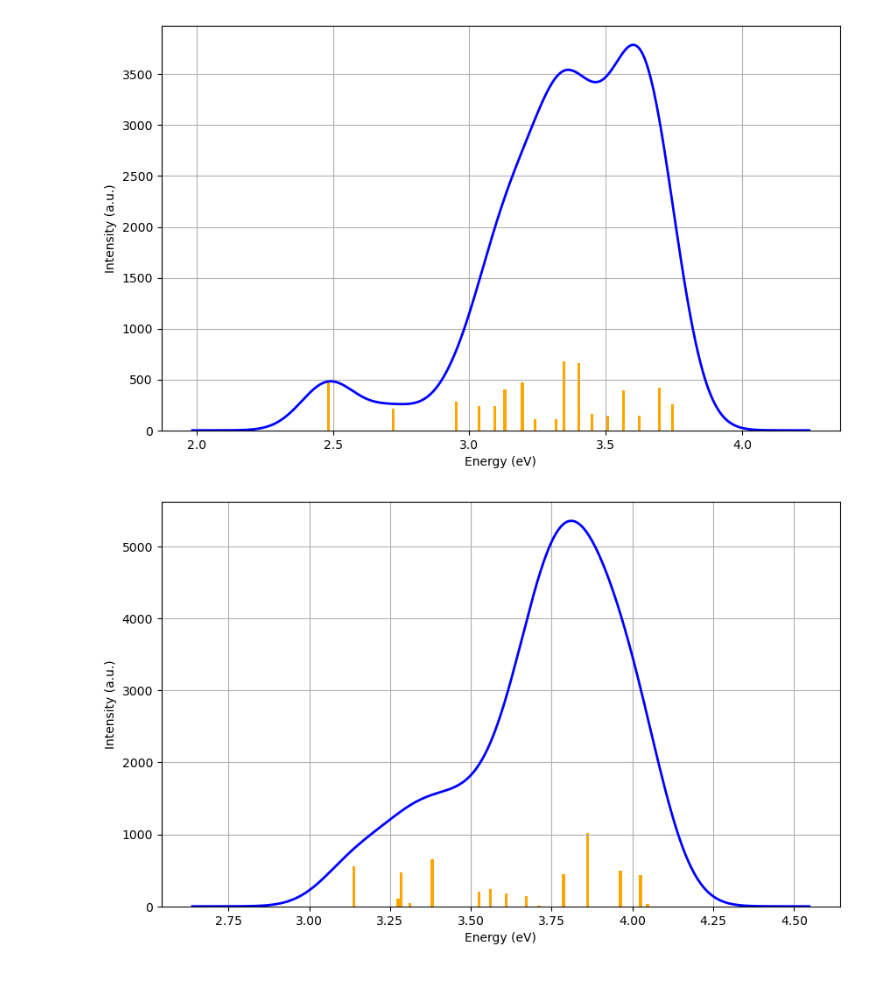
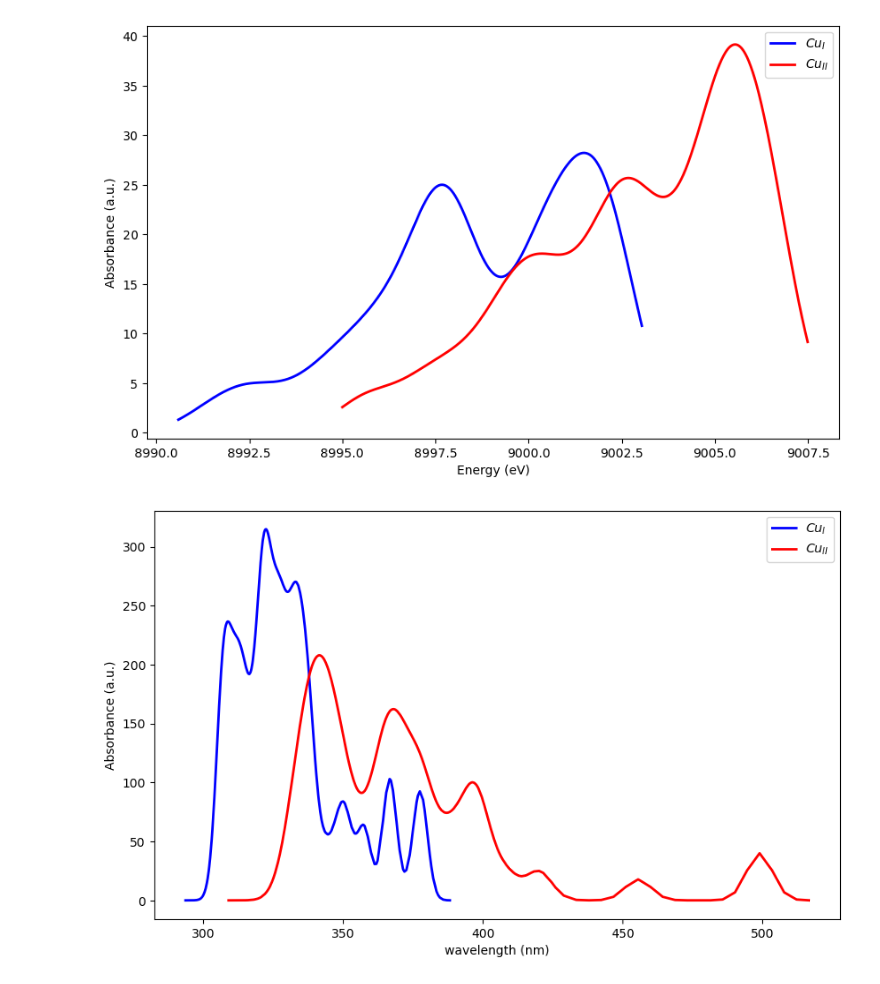
Before and after one commit to Aguiario/ORCA_and_Gaussian, a Jupyter notebook: ORCA_ABS/test.ipynb, the cells around one changed output. Cells and saved outputs as stored; diff of their text form; code cells hidden in the pictures.

```diff
--- a/ORCA_ABS/test.ipynb
+++ b/ORCA_ABS/test.ipynb
@@ -36,13 +71,15 @@ selected_Cu_II = [0,1, 2, 3, 4, 6, 8, 10, 13,15,17, 19, 22, 25, 30, 35, 39]
 # %%
 plt.figure(figsize=(10, 6))
-plt.plot(curve_Cu_II[0], curve_Cu_II[1], label="Gaussian Lineshape", color='blue', linewidth=2)
-plt.bar(bar_Cu_II[0][selected_Cu_II], bar_Cu_II[1][selected_Cu_II], width=0.01, color='orange', label="Datos originales (sticks)")
+#plt.plot(curve_reference_Cu_I[0], curve_reference_Cu_I[1], label="ref $Cu_I$", color='blue', linewidth=2)
+#plt.plot(curve_reference_Cu_II[0], curve_reference_Cu_II[1], label="ref $Cu_{II}$", color='red', linewidth=2)
+plt.plot(curve_Cu_I_XRAY[0], curve_Cu_I_XRAY[1], label="$Cu_I$", color='blue', linewidth=2)
+plt.plot(curve_Cu_II_XRAY[0], curve_Cu_II_XRAY[1], label="$Cu_{II}$", color='red', linewidth=2)
 # Configuración del gráfico
 plt.xlabel("Energy (eV)")
-plt.ylabel("Intensity (a.u.)")
-plt.grid(True)
+plt.ylabel("Absorbance (a.u.)")
+plt.legend()
 
 # Mostrar el gráfico
 plt.show()
 # %% [output]
-[figure, old version]
+[figure, new version]
@@ -51,13 +86,18 @@ selected_Cu_I = [0,1, 2, 3, 4, 6, 8, 10, 13,15, 20, 25, 30, 35, 38]
 # %%
+Cu_I_nm = os.path.join("data", "Cu_I_UVVis_nm_nr40.tsv")
+Cu_II_nm = os.path.join("data", "Cu_II_UVVis_nm_nr40.tsv")
+curve_Cu_I_nm = np.loadtxt(Cu_I_nm, skiprows=1)
+curve_Cu_II_nm = np.loadtxt(Cu_II_nm, skiprows=1)
+
 plt.figure(figsize=(10, 6))
-plt.plot(curve_Cu_I[0], curve_Cu_I[1], label="Gaussian Lineshape", color='blue', linewidth=2)
-plt.bar(bar_Cu_I[0][selected_Cu_I], bar_Cu_I[1][selected_Cu_I], width=0.01, color='orange', label="Datos originales (sticks)")
+plt.plot(curve_Cu_I_nm[:,0], curve_Cu_I_nm[:,1], label="$Cu_{I}$", color='blue', linewidth=2)
+plt.plot(curve_Cu_II_nm[:,0], curve_Cu_II_nm[:,1], label="$Cu_{II}$", color='red', linewidth=2)
 # Configuración del gráfico
-plt.xlabel("Energy (eV)")
-plt.ylabel("Intensity (a.u.)")
-plt.grid(True)
+plt.xlabel("wavelength (nm)")
+plt.ylabel("Absorbance (a.u.)")
+plt.legend()
 
 # Mostrar el gráfico
 plt.show()
 # %% [output]
-[figure, old version]
+[figure, new version]
```
Also changed, not shown: parts of 8 cells of this notebook, 2 other files.
